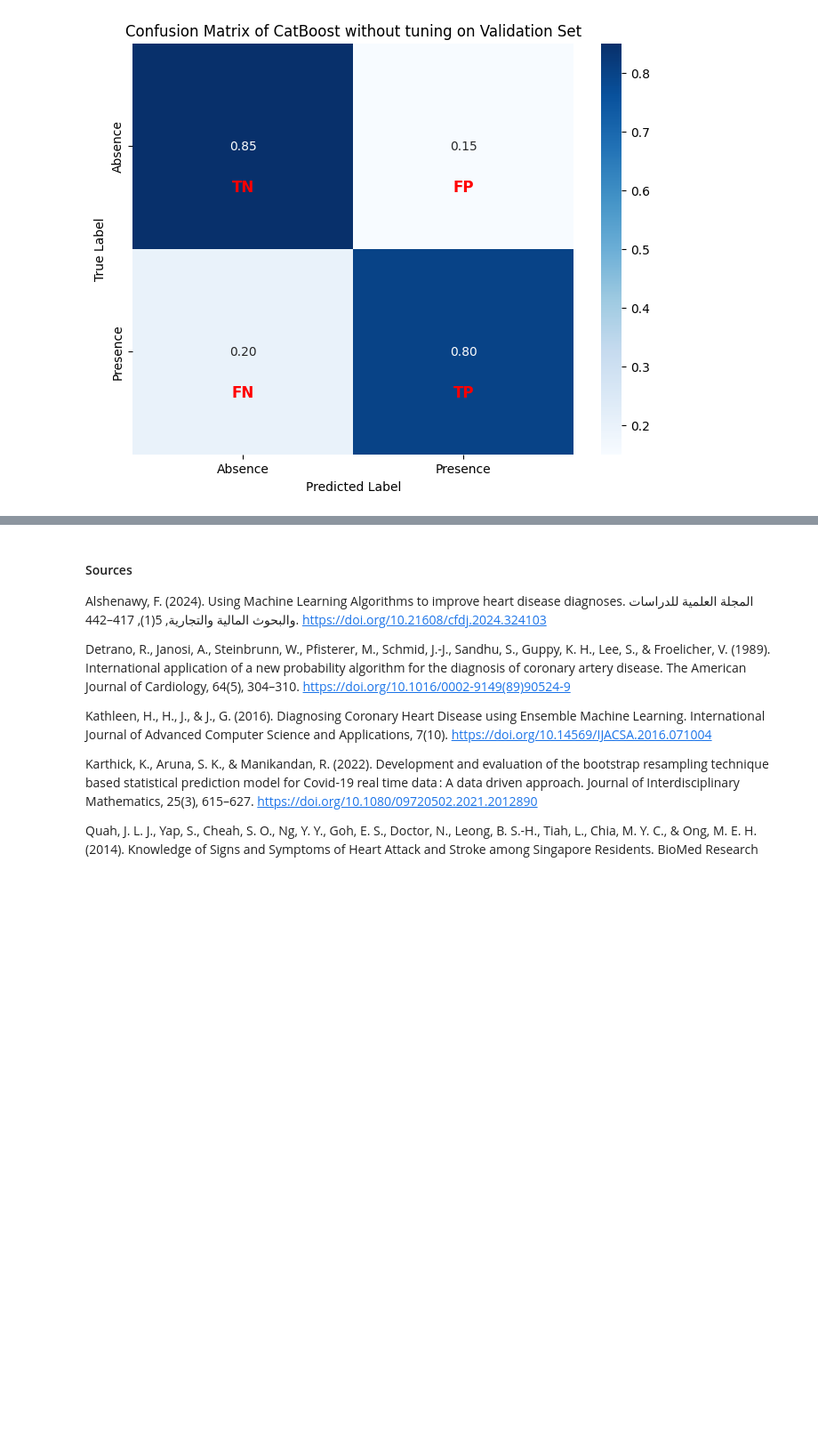
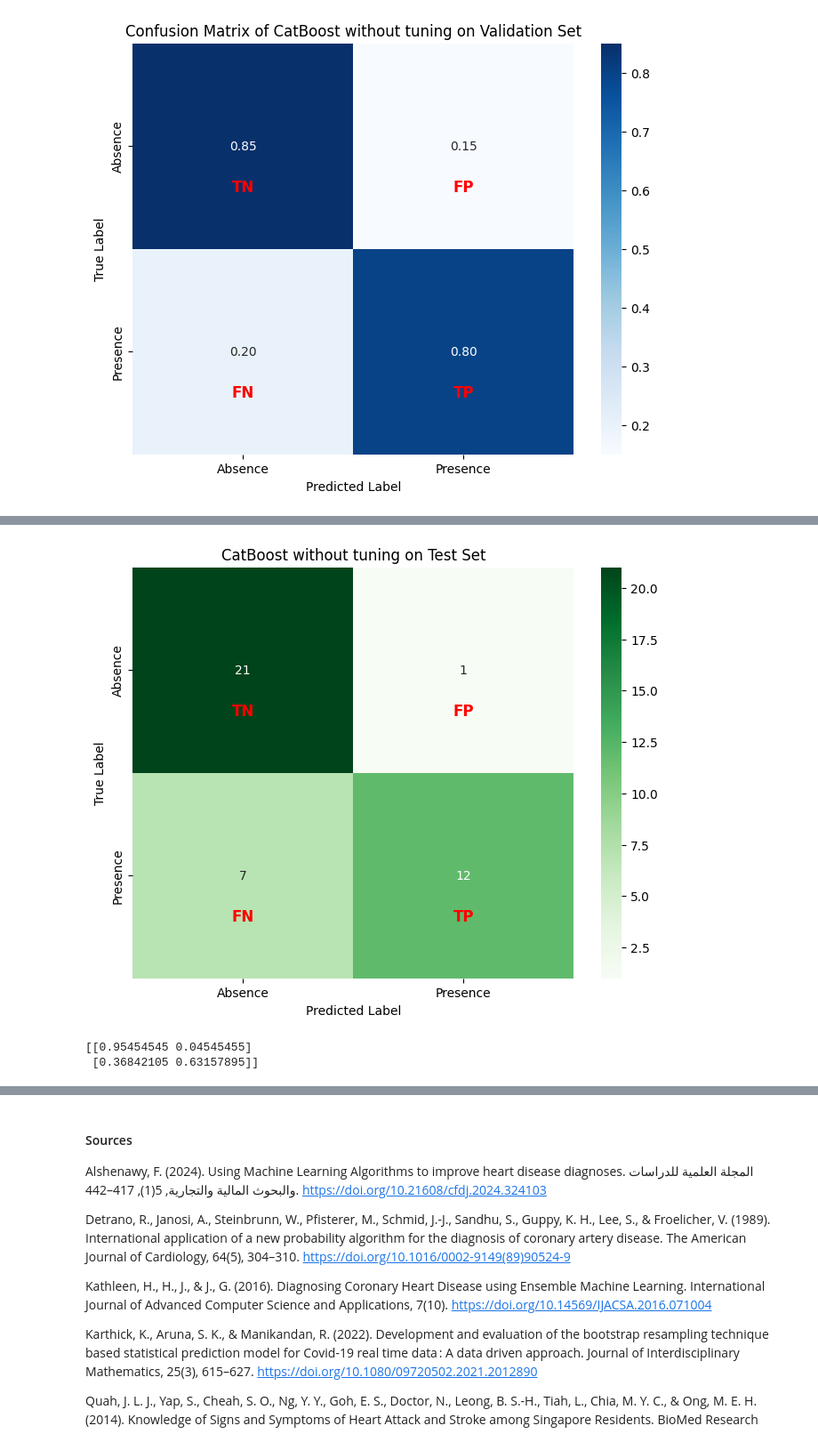
Before and after one commit to micheleishere/CO2, a Jupyter notebook: Project_CO2_main.ipynb, the cells around one changed output, grey strips where cells are left out. Shown at 89% size. Cells and saved outputs as stored; diff of their text form; code cells hidden in the pictures; blank space fills up the shorter version.

```diff
--- a/Project_CO2_main.ipynb
+++ b/Project_CO2_main.ipynb
@@ -854,0 +918,29 @@ plt.show()
+# %%
+cat_pred_test = cat_tuned.predict(test_X)
+val_pred_tuned_ada = ada_tuned.predict(validation_X)
+
+cm = confusion_matrix(test_y,cat_pred_test)
+class_name = ["Absence","Presence"]
+
+plt.figure(figsize=(8, 6))
+sns.heatmap(cm, annot=True, fmt="d", cmap='Greens', xticklabels=class_name, yticklabels=class_name)
+
+# Add TN, FP, FN, TP labels
+labels = [['TN', 'FP'], ['FN', 'TP']]
+for i in range(2):
+    for j in range(2):
+        plt.text(j + 0.5, i + 0.7, labels[i][j],
+                ha='center', va='center',
+                fontsize=12, color='red', fontweight='bold')
+
+
+plt.title('CatBoost without tuning on Test Set')
+plt.ylabel('True Label')
+plt.xlabel('Predicted Label')
+plt.show()
+
+print(confusion_matrix(test_y,cat_pred_test,normalize="true"))
+# %% [output]
+[figure, added]
+[[0.95454545 0.04545455]
+ [0.36842105 0.63157895]]
```
Also changed, not shown: parts of 34 cells of this notebook, 12 other files.
